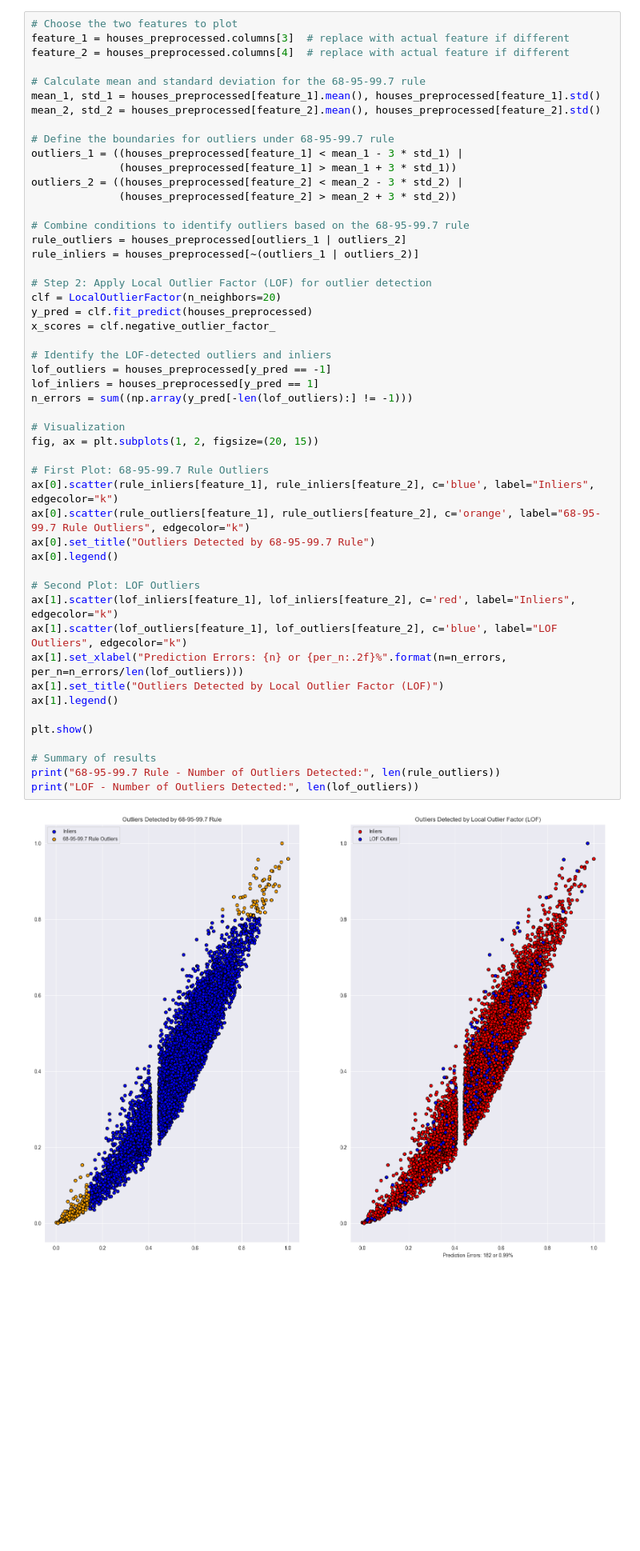
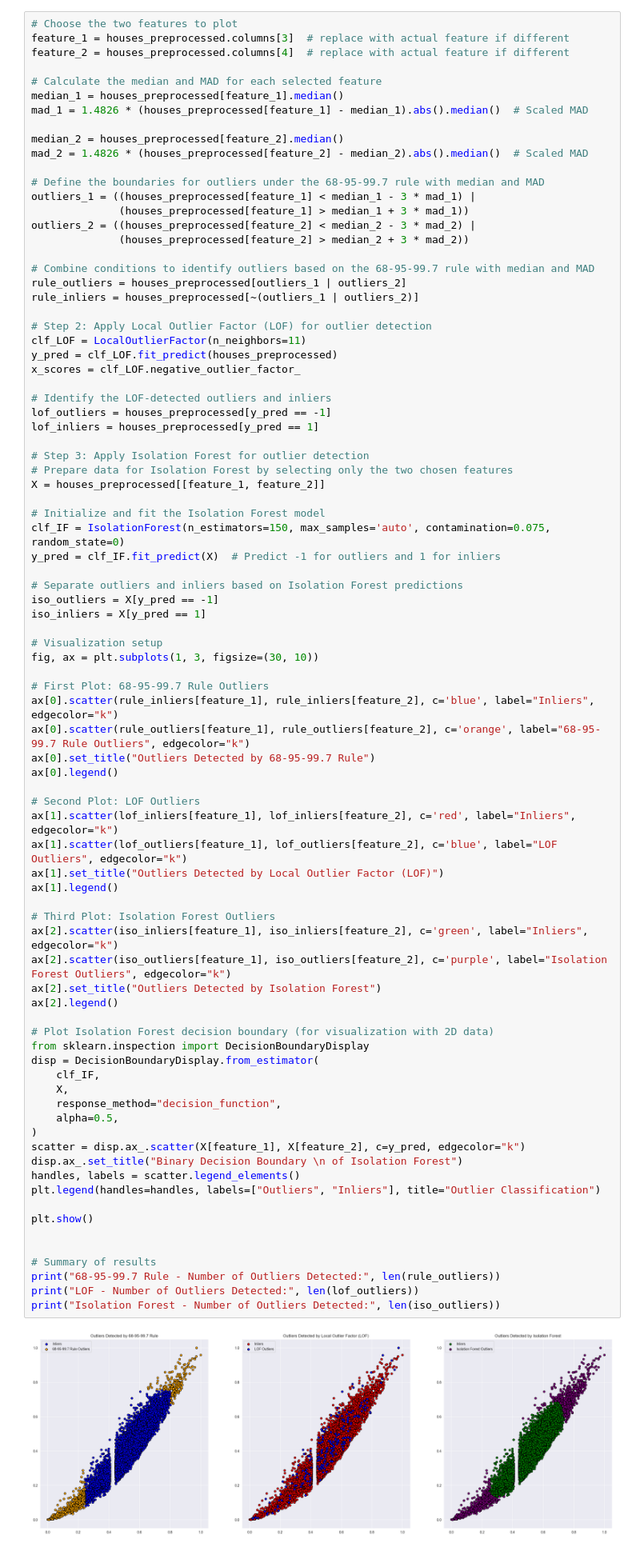
Before and after one commit to Shreyas8612/Predictive_Analytics, a Jupyter notebook: Coursework/CSC3831_Final_Assessment.ipynb, the cells around one changed output. Shown at 80% size. Cells and saved outputs as stored; diff of their text form; blank space fills up the shorter version.

Commit message:
Enhanced Algorithmic anomaly detection using LOFs and compared with 68,95,99.7 Rule and Isolation Forrest

```diff
--- a/Coursework/CSC3831_Final_Assessment.ipynb
+++ b/Coursework/CSC3831_Final_Assessment.ipynb
@@ -226,50 +278,84 @@ houses_preprocessed = pd.DataFrame(houses_preprocessed, columns=houses_corrupted
 feature_1 = houses_preprocessed.columns[3]  # replace with actual feature if different
 feature_2 = houses_preprocessed.columns[4]  # replace with actual feature if different
 
-# Calculate mean and standard deviation for the 68-95-99.7 rule
-mean_1, std_1 = houses_preprocessed[feature_1].mean(), houses_preprocessed[feature_1].std()
-mean_2, std_2 = houses_preprocessed[feature_2].mean(), houses_preprocessed[feature_2].std()
+# Calculate the median and MAD for each selected feature
+median_1 = houses_preprocessed[feature_1].median()
+mad_1 = 1.4826 * (houses_preprocessed[feature_1] - median_1).abs().median()  # Scaled MAD
 
-# Define the boundaries for outliers under 68-95-99.7 rule
-outliers_1 = ((houses_preprocessed[feature_1] < mean_1 - 3 * std_1) |
-              (houses_preprocessed[feature_1] > mean_1 + 3 * std_1))
-outliers_2 = ((houses_preprocessed[feature_2] < mean_2 - 3 * std_2) |
-              (houses_preprocessed[feature_2] > mean_2 + 3 * std_2))
+median_2 = houses_preprocessed[feature_2].median()
+mad_2 = 1.4826 * (houses_preprocessed[feature_2] - median_2).abs().median()  # Scaled MAD
 
-# Combine conditions to identify outliers based on the 68-95-99.7 rule
+# Define the boundaries for outliers under the 68-95-99.7 rule with median and MAD
+outliers_1 = ((houses_preprocessed[feature_1] < median_1 - 3 * mad_1) |
+              (houses_preprocessed[feature_1] > median_1 + 3 * mad_1))
+outliers_2 = ((houses_preprocessed[feature_2] < median_2 - 3 * mad_2) |
+              (houses_preprocessed[feature_2] > median_2 + 3 * mad_2))
+
+# Combine conditions to identify outliers based on the 68-95-99.7 rule with median and MAD
 rule_outliers = houses_preprocessed[outliers_1 | outliers_2]
 rule_inliers = houses_preprocessed[~(outliers_1 | outliers_2)]
 
 # Step 2: Apply Local Outlier Factor (LOF) for outlier detection
-clf = LocalOutlierFactor(n_neighbors=20)
-y_pred = clf.fit_predict(houses_preprocessed)
-x_scores = clf.negative_outlier_factor_
+clf_LOF = LocalOutlierFactor(n_neighbors=11)
+y_pred = clf_LOF.fit_predict(houses_preprocessed)
+x_scores = clf_LOF.negative_outlier_factor_
 
 # Identify the LOF-detected outliers and inliers
 lof_outliers = houses_preprocessed[y_pred == -1]
 lof_inliers = houses_preprocessed[y_pred == 1]
-n_errors = sum((np.array(y_pred[-len(lof_outliers):] != -1)))
 
-# Visualization
-fig, ax = plt.subplots(1, 2, figsize=(20, 15))
+# Step 3: Apply Isolation Forest for outlier detection
+# Prepare data for Isolation Forest by selecting only the two chosen features
+X = houses_preprocessed[[feature_1, feature_2]]
+
+# Initialize and fit the Isolation Forest model
+clf_IF = IsolationForest(n_estimators=150, max_samples='auto', contamination=0.075, random_state=0)
+y_pred = clf_IF.fit_predict(X)  # Predict -1 for outliers and 1 for inliers
+
+# Separate outliers and inliers based on Isolation Forest predictions
+iso_outliers = X[y_pred == -1]
+iso_inliers = X[y_pred == 1]
+
+# Visualization setup
+fig, ax = plt.subplots(1, 3, figsize=(30, 10))
 
 # First Plot: 68-95-99.7 Rule Outliers
 ax[0].scatter(rule_inliers[feature_1], rule_inliers[feature_2], c='blue', label="Inliers", edgecolor="k")
 ax[0].scatter(rule_outliers[feature_1], rule_outliers[feature_2], c='orange', label="68-95-99.7 Rule Outliers", edgecolor="k")
 ax[0].set_title("Outliers Detected by 68-95-99.7 Rule")
 ax[0].legend()
 
 # Second Plot: LOF Outliers
 ax[1].scatter(lof_inliers[feature_1], lof_inliers[feature_2], c='red', label="Inliers", edgecolor="k")
 ax[1].scatter(lof_outliers[feature_1], lof_outliers[feature_2], c='blue', label="LOF Outliers", edgecolor="k")
-ax[1].set_xlabel("Prediction Errors: {n} or {per_n:.2f}%".format(n=n_errors, per_n=n_errors/len(lof_outliers)))
 ax[1].set_title("Outliers Detected by Local Outlier Factor (LOF)")
 ax[1].legend()
 
+# Third Plot: Isolation Forest Outliers
+ax[2].scatter(iso_inliers[feature_1], iso_inliers[feature_2], c='green', label="Inliers", edgecolor="k")
+ax[2].scatter(iso_outliers[feature_1], iso_outliers[feature_2], c='purple', label="Isolation Forest Outliers", edgecolor="k")
+ax[2].set_title("Outliers Detected by Isolation Forest")
+ax[2].legend()
+
+# Plot Isolation Forest decision boundary (for visualization with 2D data)
+from sklearn.inspection import DecisionBoundaryDisplay
+disp = DecisionBoundaryDisplay.from_estimator(
+    clf_IF,
+    X,
+    response_method="decision_function",
+    alpha=0.5,
+)
+scatter = disp.ax_.scatter(X[feature_1], X[feature_2], c=y_pred, edgecolor="k")
+disp.ax_.set_title("Binary Decision Boundary \n of Isolation Forest")
+handles, labels = scatter.legend_elements()
+plt.legend(handles=handles, labels=["Outliers", "Inliers"], title="Outlier Classification")
+
 plt.show()
+
 
 # Summary of results
 print("68-95-99.7 Rule - Number of Outliers Detected:", len(rule_outliers))
 print("LOF - Number of Outliers Detected:", len(lof_outliers))
+print("Isolation Forest - Number of Outliers Detected:", len(iso_outliers))
 # %% [output]
-[figure, old version]
+[figure, new version]
```
Also changed, not shown: parts of 13 cells of this notebook.
